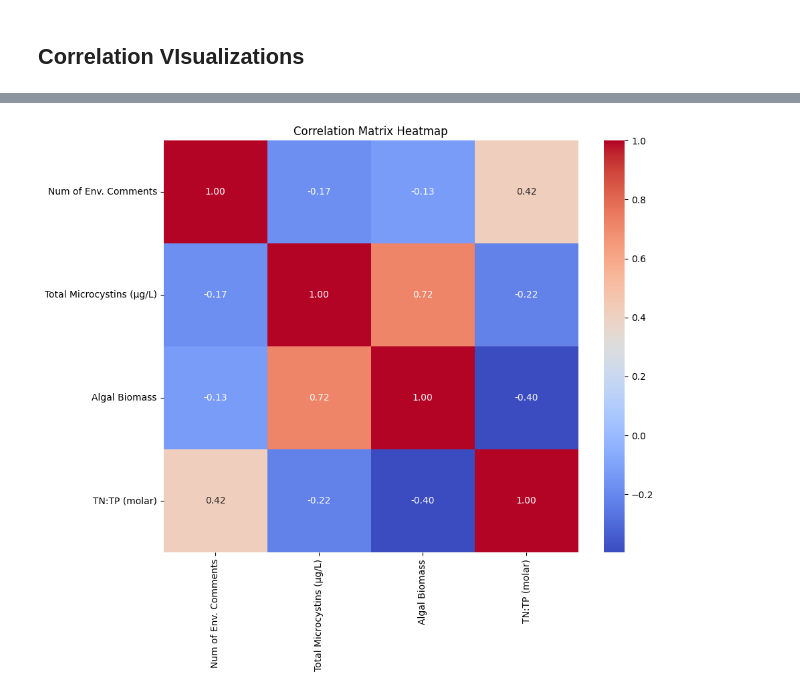
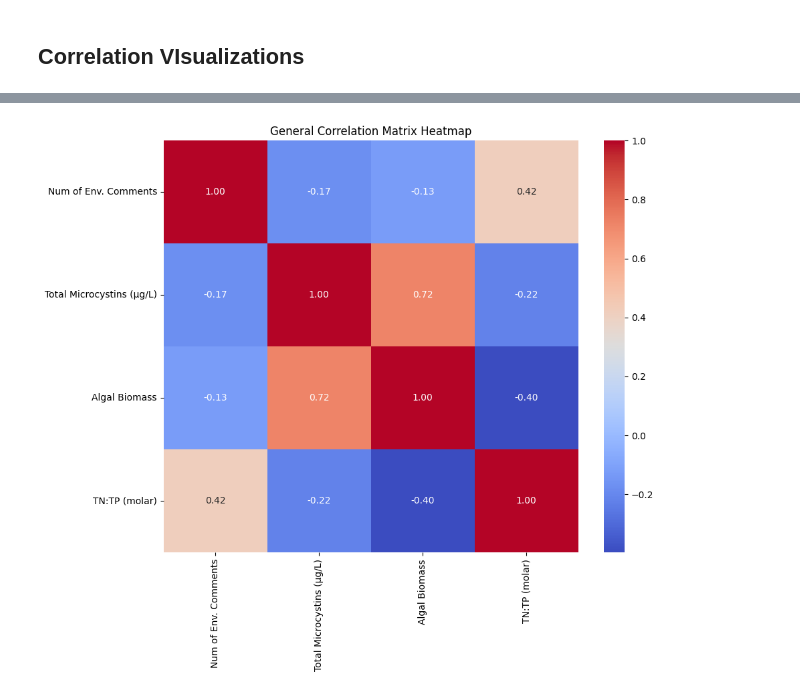
Before and after one commit to bangzhaojo/Public_Discourse_HABs, a Jupyter notebook: Correlation/SI699FinalProject_Correlations.ipynb, the cells around one changed output, grey strips where cells are left out. Drawn from its saved outputs; the diff is of its cells as text; code cells hidden in the pictures.

```diff
--- a/Correlation/SI699FinalProject_Correlations.ipynb
+++ b/Correlation/SI699FinalProject_Correlations.ipynb
@@ -272,7 +293,7 @@ plt.show()
 # %%
 plt.figure(figsize=(10, 8))
 sns.heatmap(general_correlation_matrix, annot=True, fmt=".2f", cmap='coolwarm', cbar=True)
-plt.title('Correlation Matrix Heatmap')
+plt.title('General Correlation Matrix Heatmap')
 plt.show()
 # %% [output]
-[figure, old version]
+[figure, new version]
```
Also changed, not shown: parts of 4 cells of this notebook.
